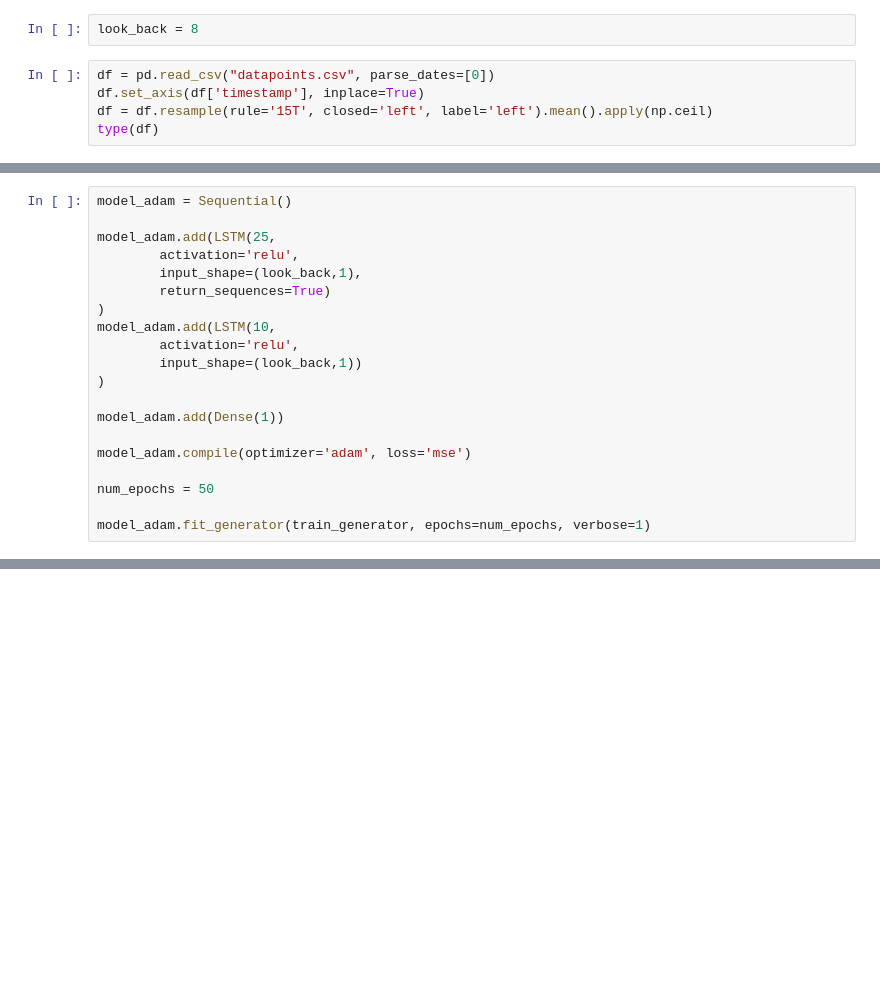
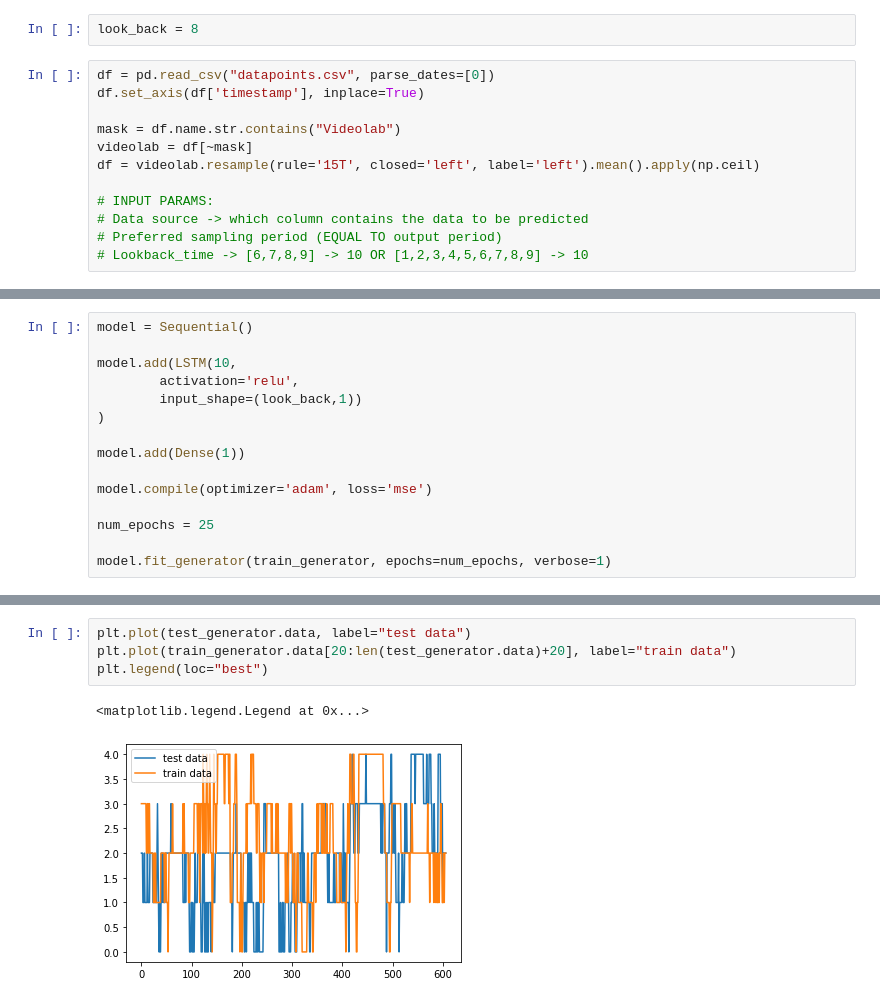
Before and after one commit to Niekvandam/OpenRemote-Series, a Jupyter notebook: duovariate_lstm_15_min.ipynb, the cells around one changed output, grey strips where cells are left out. Cells and saved outputs as stored; diff of their text form; blank space fills up the shorter version.

```diff
--- a/duovariate_lstm_15_min.ipynb
+++ b/duovariate_lstm_15_min.ipynb
@@ -12,6 +12,13 @@ look_back = 8
 # %%
 df = pd.read_csv("datapoints.csv", parse_dates=[0])
 df.set_axis(df['timestamp'], inplace=True)
-df = df.resample(rule='15T', closed='left', label='left').mean().apply(np.ceil)
-type(df)
+
+mask = df.name.str.contains("Videolab")
+videolab = df[~mask]
+df = videolab.resample(rule='15T', closed='left', label='left').mean().apply(np.ceil)
+
+# INPUT PARAMS:
+# Data source -> which column contains the data to be predicted
+# Preferred sampling period (EQUAL TO output period)
+# Lookback_time -> [6,7,8,9] -> 10 OR [1,2,3,4,5,6,7,8,9] -> 10
 # %% [output]
@@ -64,21 +64,16 @@ for i in test_generator.data:
 # %%
-model_adam = Sequential()
+model = Sequential()
 
-model_adam.add(LSTM(25,
-        activation='relu',
-        input_shape=(look_back,1),
-        return_sequences=True)
-)
-model_adam.add(LSTM(10,
+model.add(LSTM(10,
         activation='relu',
         input_shape=(look_back,1))
 )
 
-model_adam.add(Dense(1))
+model.add(Dense(1))
 
-model_adam.compile(optimizer='adam', loss='mse')
+model.compile(optimizer='adam', loss='mse')
 
-num_epochs = 50
+num_epochs = 25
 
-model_adam.fit_generator(train_generator, epochs=num_epochs, verbose=1)
+model.fit_generator(train_generator, epochs=num_epochs, verbose=1)
 # %% [output]
@@ -159,0 +121,7 @@ ValueError: in user code:
+# %%
+plt.plot(test_generator.data, label="test data")
+plt.plot(train_generator.data[20:len(test_generator.data)+20], label="train data")
+plt.legend(loc="best")
+# %% [output]
+<matplotlib.legend.Legend at 0x...>
+[figure, added]
```
Also changed, not shown: parts of 12 cells of this notebook, 14 other files.
